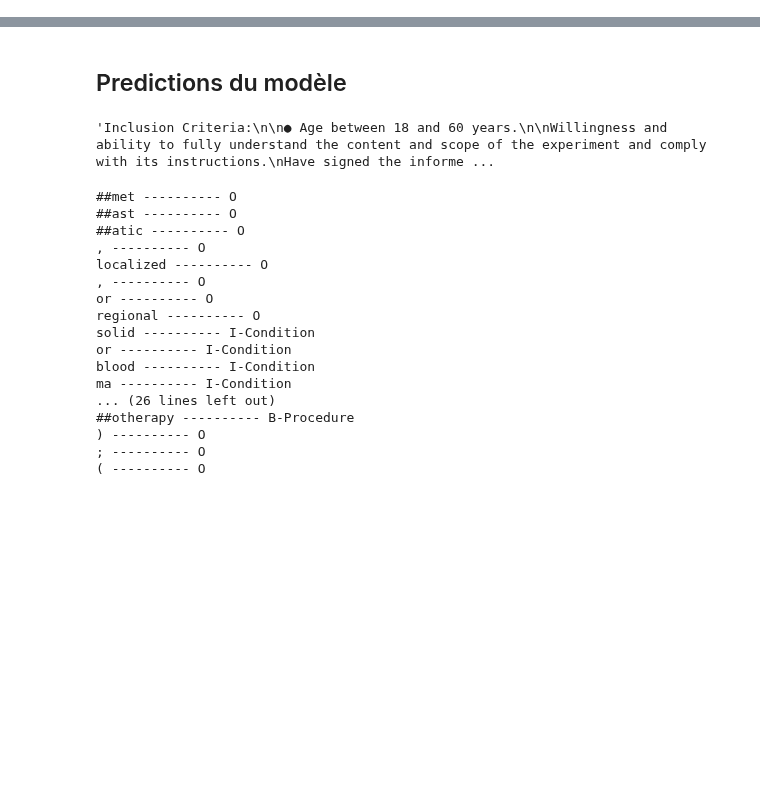
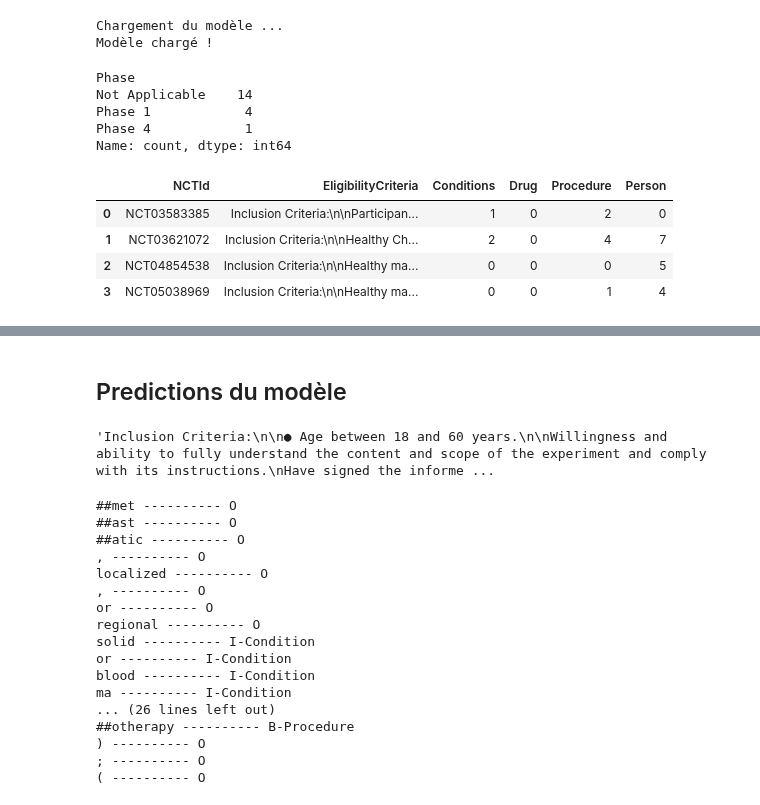
Before and after one commit to QMoayedpour/ProjetPython, a Jupyter notebook: Durée Essai clinique/Notebook_Conversion.ipynb, the cells around one changed output, grey strips where cells are left out. Cells and saved outputs as stored; diff of their text form; code cells hidden in the pictures; blank space fills up the shorter version.

Commit message:
Modèles NER

```diff
--- a/Durée Essai clinique/Notebook_Conversion.ipynb
+++ b/Durée Essai clinique/Notebook_Conversion.ipynb
@@ -5,0 +103,30 @@ warnings.filterwarnings("ignore")
+# %%
+tags = ['I-Procedure',
+ 'B-Drug',
+ 'I-Condition',
+  'I-Person',
+ 'B-Condition',
+ 'O',
+ 'I-Observation',
+ 'B-Procedure',
+ 'B-Person',
+ 'B-Mood',
+ 'I-Mood',
+ 'B-Observation',
+ 'I-Drug',
+ 'PAD']
+
+Data = Data_Convertor()
+Data.load(tags)
+Data.clean_data()
+# %% [output]
+Chargement du modèle ...
+Modèle chargé !
+# %%
+Data.df['Phase'].value_counts()
+# %% [output]
+Phase
+Not Applicable    14
+Phase 1            4
+Phase 4            1
+Name: count, dtype: int64
@@ -6,3 +135,11 @@ warnings.filterwarnings("ignore")
+# %%
+Data.df_predict[['NCTId','EligibilityCriteria','Conditions', 'Drug', 'Procedure', 'Person']]
+# %% [output]
+|  | NCTId | EligibilityCriteria | Conditions | Drug | Procedure | Person |
+| 0 | NCT03583385 | Inclusion Criteria:\n\nParticipan... | 1 | 0 | 2 | 0 |
+| 1 | NCT03621072 | Inclusion Criteria:\n\nHealthy Ch... | 2 | 0 | 4 | 7 |
+| 2 | NCT04854538 | Inclusion Criteria:\n\nHealthy ma... | 0 | 0 | 0 | 5 |
+| 3 | NCT05038969 | Inclusion Criteria:\n\nHealthy ma... | 0 | 0 | 1 | 4 |
 # %% [markdown]
 # NoteBook Conversion
 Le but de ce notebook est d'extraire le nombre de conditions par critère d'inclusivité des essais cliniques.
```
Also changed, not shown: parts of 3 cells of this notebook, 4 other files.
